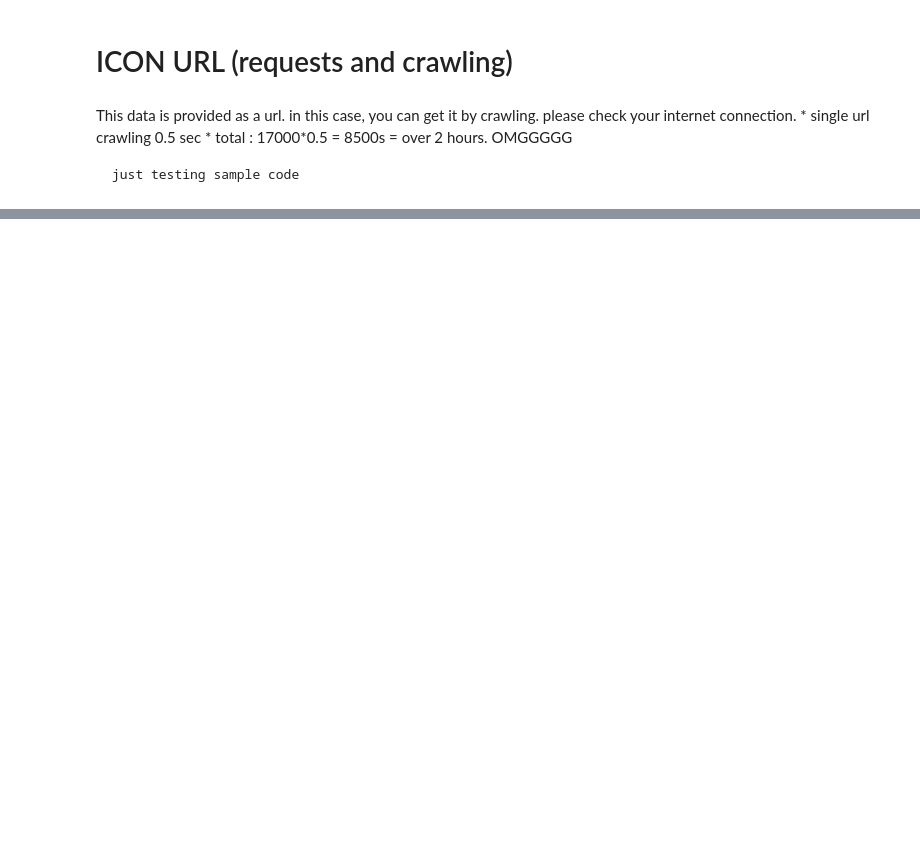
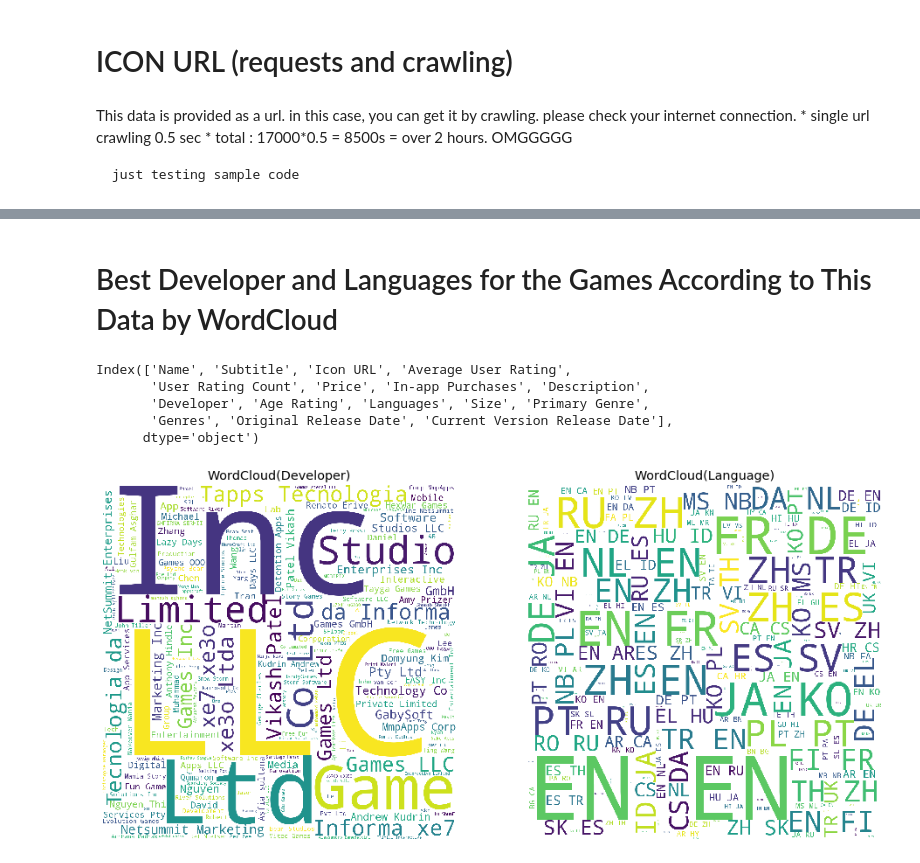
Before and after one commit to divaymohan/Easy-Data-Science, a Jupyter notebook: Data_Science_Exploratery_data_analysis/17k_apple_app_store_strategy_games_kaggle_data/17k-app-EDA.ipynb, the cells around one changed output, grey strips where cells are left out. Drawn from its saved outputs; the diff is of its cells as text; code cells hidden in the pictures; blank space fills up the shorter version.

```diff
--- a/Data_Science_Exploratery_data_analysis/17k_apple_app_store_strategy_games_kaggle_data/17k-app-EDA.ipynb
+++ b/Data_Science_Exploratery_data_analysis/17k_apple_app_store_strategy_games_kaggle_data/17k-app-EDA.ipynb
@@ -145,0 +210,24 @@ show(p)
+# %% [markdown]
+# Best Developer and Languages for the Games According to This Data by WordCloud
+# %%
+data.columns
+# %% [output]
+Index(['Name', 'Subtitle', 'Icon URL', 'Average User Rating',
+       'User Rating Count', 'Price', 'In-app Purchases', 'Description',
+       'Developer', 'Age Rating', 'Languages', 'Size', 'Primary Genre',
+       'Genres', 'Original Release Date', 'Current Version Release Date'],
+      dtype='object')
+# %%
+%%time
+fig, ax = plt.subplots(1,2,figsize=(16,32))
+wordcloud = WordCloud(background_color='white',width=1500,height=1500).generate(' '.join(data['Developer'].dropna()))
+wordcloud_sub = WordCloud(background_color='white',width=1500,height=1500).generate(' '.join(data['Languages'].dropna().astype(str)))
+ax[0].imshow(wordcloud)
+ax[0].axis('off')
+ax[0].set_title('WordCloud(Developer)')
+ax[1].imshow(wordcloud_sub)
+ax[1].axis('off')
+ax[1].set_title('WordCloud(Language)')
+plt.show()
+# %% [output]
+[figure, added]
```
Also changed, not shown: parts of 21 cells of this notebook, 1 other file.
